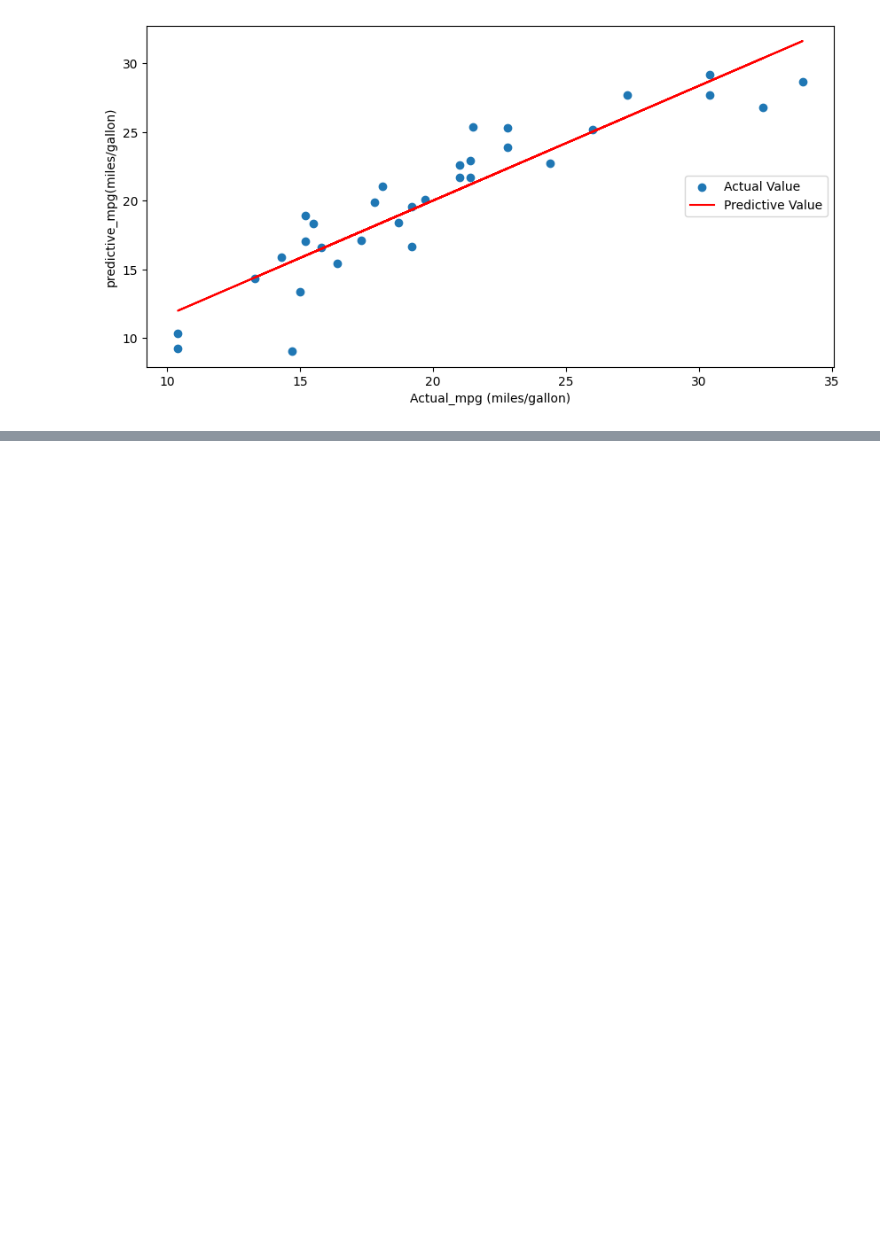
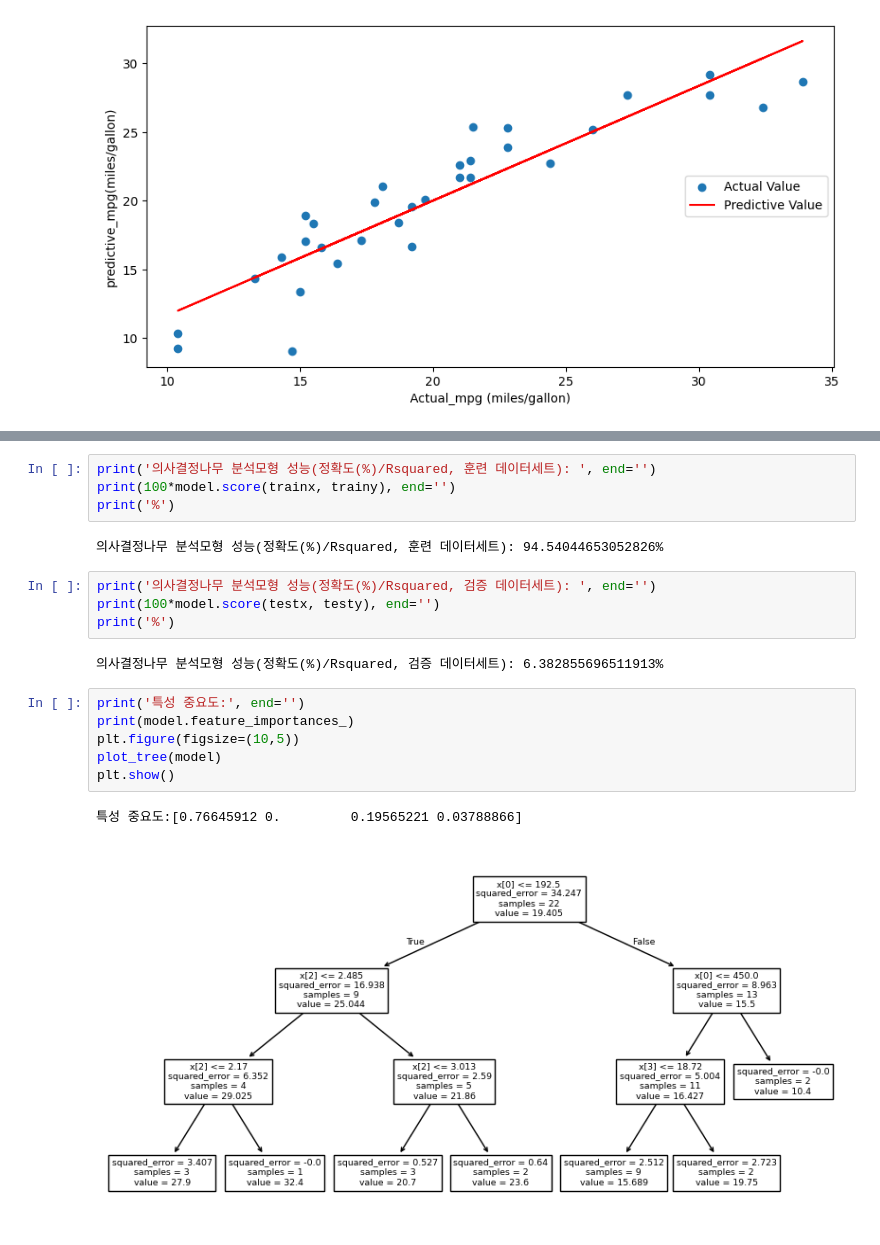
Before and after one commit to HongSeongMo/Bigdata_Analysis_Professional, a Jupyter notebook: 241102.ipynb, the cells around one changed output, grey strips where cells are left out. Drawn from its saved outputs; the diff is of its cells as text; blank space fills up the shorter version.

```diff
--- a/241102.ipynb
+++ b/241102.ipynb
@@ -137,0 +150,21 @@ Hornet Sportabout     2
+# %%
+print('의사결정나무 분석모형 성능(정확도(%)/Rsquared, 훈련 데이터세트): ', end='')
+print(100*model.score(trainx, trainy), end='')
+print('%')
+# %% [output]
+의사결정나무 분석모형 성능(정확도(%)/Rsquared, 훈련 데이터세트): 94.54044653052826%
+# %%
+print('의사결정나무 분석모형 성능(정확도(%)/Rsquared, 검증 데이터세트): ', end='')
+print(100*model.score(testx, testy), end='')
+print('%')
+# %% [output]
+의사결정나무 분석모형 성능(정확도(%)/Rsquared, 검증 데이터세트): 6.382855696511913%
+# %%
+print('특성 중요도:', end='')
+print(model.feature_importances_)
+plt.figure(figsize=(10,5))
+plot_tree(model)
+plt.show()
+# %% [output]
+특성 중요도:[0.76645912 0.         0.19565221 0.03788866]
+[figure, added]
```
Also changed, not shown: parts of 2 cells of this notebook.
